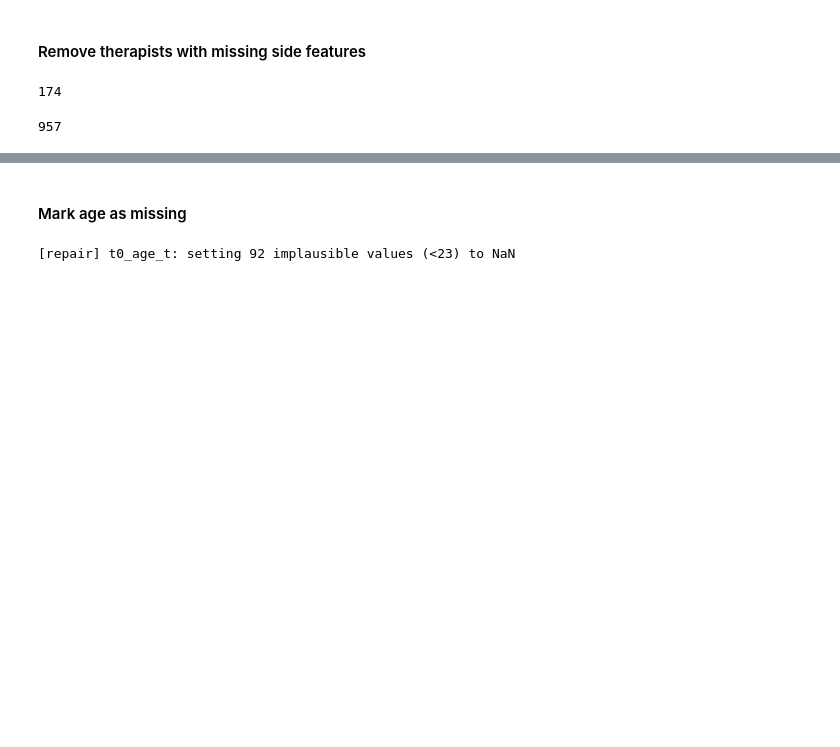
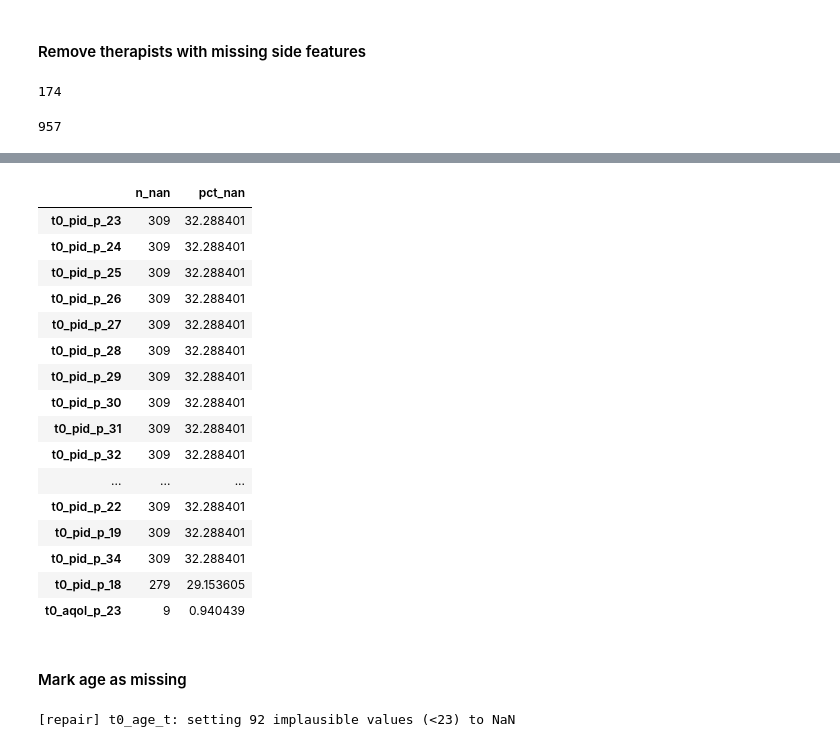
Before and after one commit to leona-ha/toni_matching, a Jupyter notebook: Model_Run_GADPHQ.ipynb, the cells around one changed output, grey strips where cells are left out. Cells and saved outputs as stored; diff of their text form; code cells hidden in the pictures; blank space fills up the shorter version.

```diff
--- a/Model_Run_GADPHQ.ipynb
+++ b/Model_Run_GADPHQ.ipynb
@@ -450,3 +549,29 @@ df_all_patients.to_csv("patient_data.csv", index=False)
+# %%
+miss_summary = (df_all[patient_numeric + patient_categorical]
+                .isna()
+                .sum()
+                .rename("n_nan")
+                .to_frame())
+miss_summary["pct_nan"] = miss_summary["n_nan"] / len(df_all) * 100
+miss_summary.sort_values("pct_nan", ascending=False).head(20)
+# %% [output]
+|  | n_nan | pct_nan |
+| t0_pid_p_23 | 309 | 32.288401 |
+| t0_pid_p_24 | 309 | 32.288401 |
+| t0_pid_p_25 | 309 | 32.288401 |
+| t0_pid_p_26 | 309 | 32.288401 |
+| t0_pid_p_27 | 309 | 32.288401 |
+| t0_pid_p_28 | 309 | 32.288401 |
+| t0_pid_p_29 | 309 | 32.288401 |
+| t0_pid_p_30 | 309 | 32.288401 |
+| t0_pid_p_31 | 309 | 32.288401 |
+| t0_pid_p_32 | 309 | 32.288401 |
+| ... | ... | ... |
+| t0_pid_p_22 | 309 | 32.288401 |
+| t0_pid_p_19 | 309 | 32.288401 |
+| t0_pid_p_34 | 309 | 32.288401 |
+| t0_pid_p_18 | 279 | 29.153605 |
+| t0_aqol_p_23 | 9 | 0.940439 |
 # %% [markdown]
 #### Mark age as missing
 # %%
```
Also changed, not shown: parts of 29 cells of this notebook, 16 other files.
